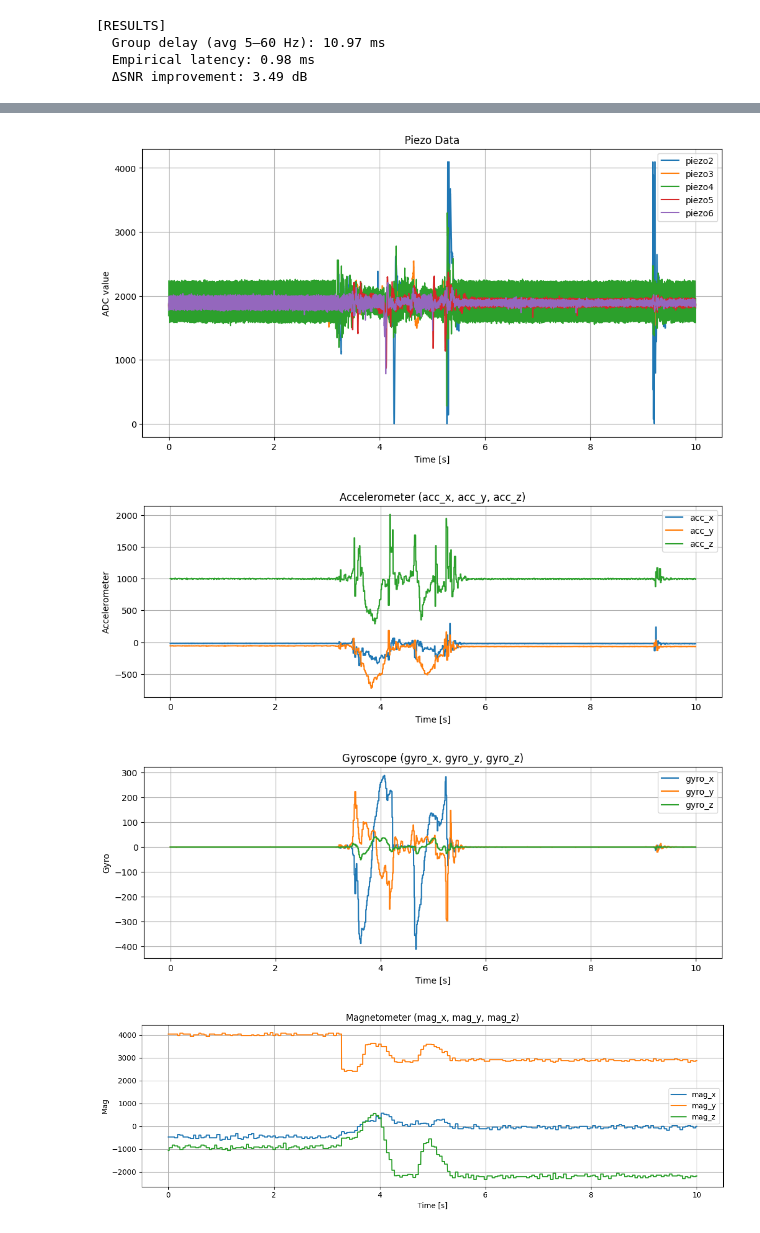
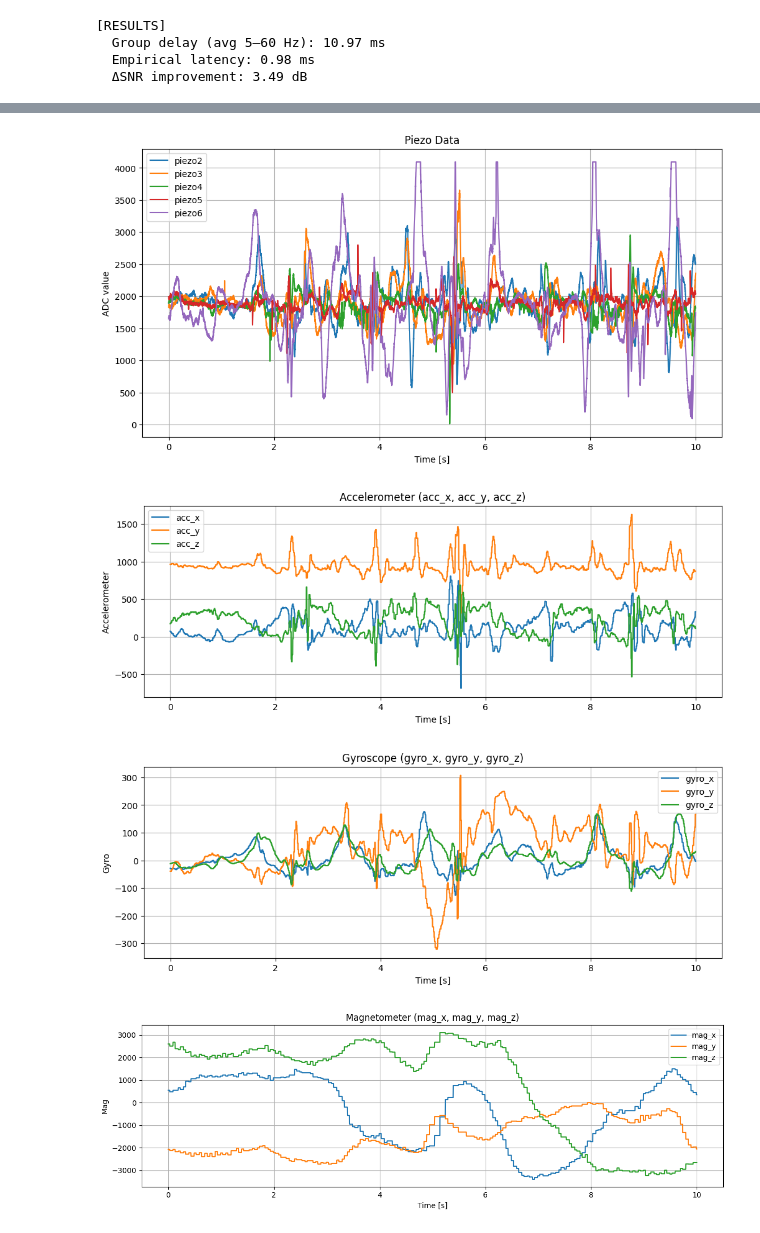
Before and after one commit to Amd36/exoskeleton, a Jupyter notebook: filter_test.ipynb, the cells around one changed output, grey strips where cells are left out. Cells and saved outputs as stored; diff of their text form; code cells hidden in the pictures.

Commit message:
Updated the saved_data with 4-2 Defense data

```diff
--- a/filter_test.ipynb
+++ b/filter_test.ipynb
@@ -116,7 +35,7 @@ import pandas as pd
 import matplotlib.pyplot as plt
 
 # ---- CONFIG ----
-CSV_FILE = "saved_data/1kHz_new_spec_all.csv"   # change this if your filename/path is different
+CSV_FILE = "saved_data/fabric_analysis/walking-test_all.csv"   # change this if your filename/path is different
 
 def main():
     # Load data
@@ -164,34 +83,34 @@ def main():
     plt.figure(figsize=(12, 4))
     for col in ["gyro_x", "gyro_y", "gyro_z"]:
         if col in df.columns:
             plt.plot(t, df[col], label=col)
 
     plt.title("Gyroscope (gyro_x, gyro_y, gyro_z)")
     plt.xlabel("Time [s]")
     plt.ylabel("Gyro")
     plt.legend(loc="best")
     plt.grid(True)
 
     # ---------- FIGURE 4: Magnetometer ----------
     plt.figure(figsize=(12, 4))
     for col in ["mag_x", "mag_y", "mag_z"]:
         if col in df.columns:
             plt.plot(t, df[col], label=col)
 
     plt.title("Magnetometer (mag_x, mag_y, mag_z)")
     plt.xlabel("Time [s]")
     plt.ylabel("Mag")
     plt.legend(loc="best")
     plt.grid(True)
 
     plt.tight_layout()
     plt.show()
 
 
 if __name__ == "__main__":
     main()
 # %% [output]
-[figure, old version]
+[figure, new version]
-[figure, old version]
+[figure, new version]
-[figure, old version]
+[figure, new version]
-[figure, old version]
+[figure, new version]
```
Also changed, not shown: parts of 2 cells of this notebook, 37 other files.
